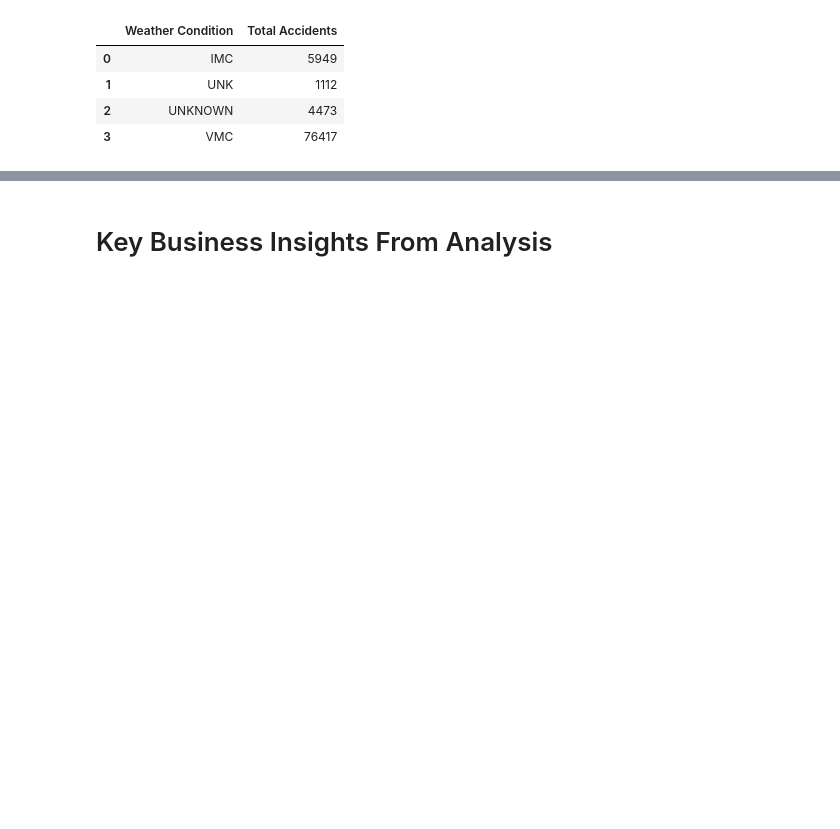
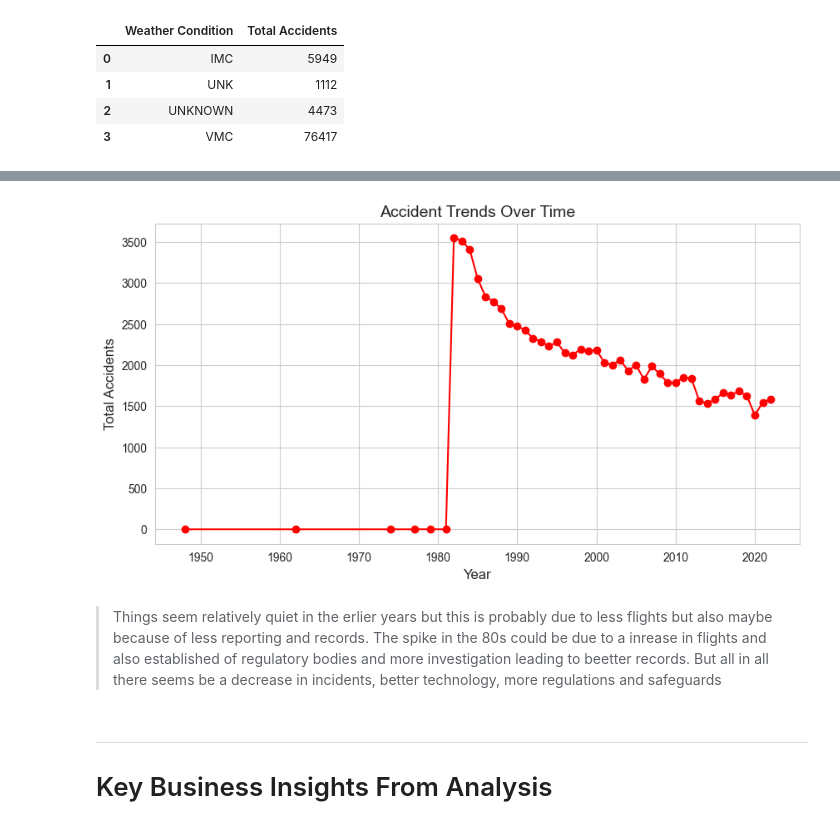
Before and after one commit to kuriakarime/dsc_Phase_one_Project_final, a Jupyter notebook: student.ipynb, the cells around one changed output, grey strips where cells are left out. Drawn from its saved outputs; the diff is of its cells as text; code cells hidden in the pictures; blank space fills up the shorter version.

```diff
--- a/student.ipynb
+++ b/student.ipynb
@@ -731,0 +834,6 @@ weather_impact_df
+# %%
+# creating DF to show these trends
+aviation_data['Year'] = aviation_data['Event.Date'].dt.year
+accident_trend_df = aviation_data.groupby('Year')['Event.Id'].count().reset_index()
+accident_trend_df.columns = ['Year', 'Total Accidents']
+accident_trend_df
@@ -732,2 +858,19 @@ weather_impact_df
+# %%
+# Plot accident trends over time using a line graph
+plt.figure(figsize=(10, 5))
+plt.plot(accident_trend_df['Year'], accident_trend_df['Total Accidents'], marker='o', linestyle='-', color='red')
+
+# Labels and title
+plt.xlabel("Year", fontsize=12)
+plt.ylabel("Total Accidents", fontsize=12)
+plt.title("Accident Trends Over Time", fontsize=14)
+
+# Show grid for better readability
+plt.grid(True)
+# %% [output]
+[figure, added]
+# %% [markdown]
+> Things seem relatively quiet in the erlier years but this is probably due to less flights but also maybe because of less reporting and records. The spike in the 80s could be due to a inrease in flights and also established of regulatory bodies and more investigation leading to beetter records. But all in all there seems be a decrease in incidents, better technology, more regulations and safeguards
 # %% [markdown]
+---
 # Key Business Insights From Analysis
```
Also changed, not shown: parts of 28 cells of this notebook, 3 other files.
